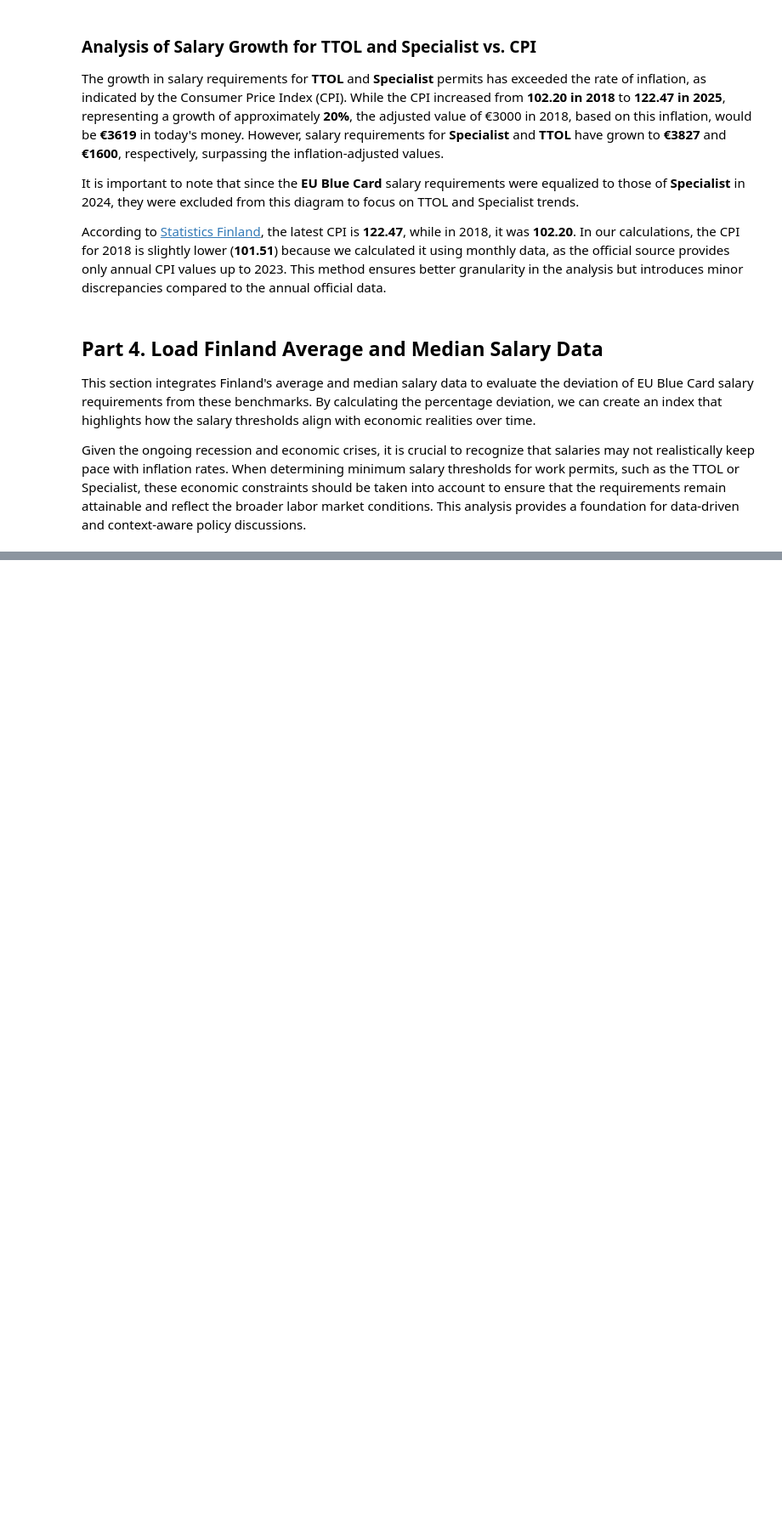
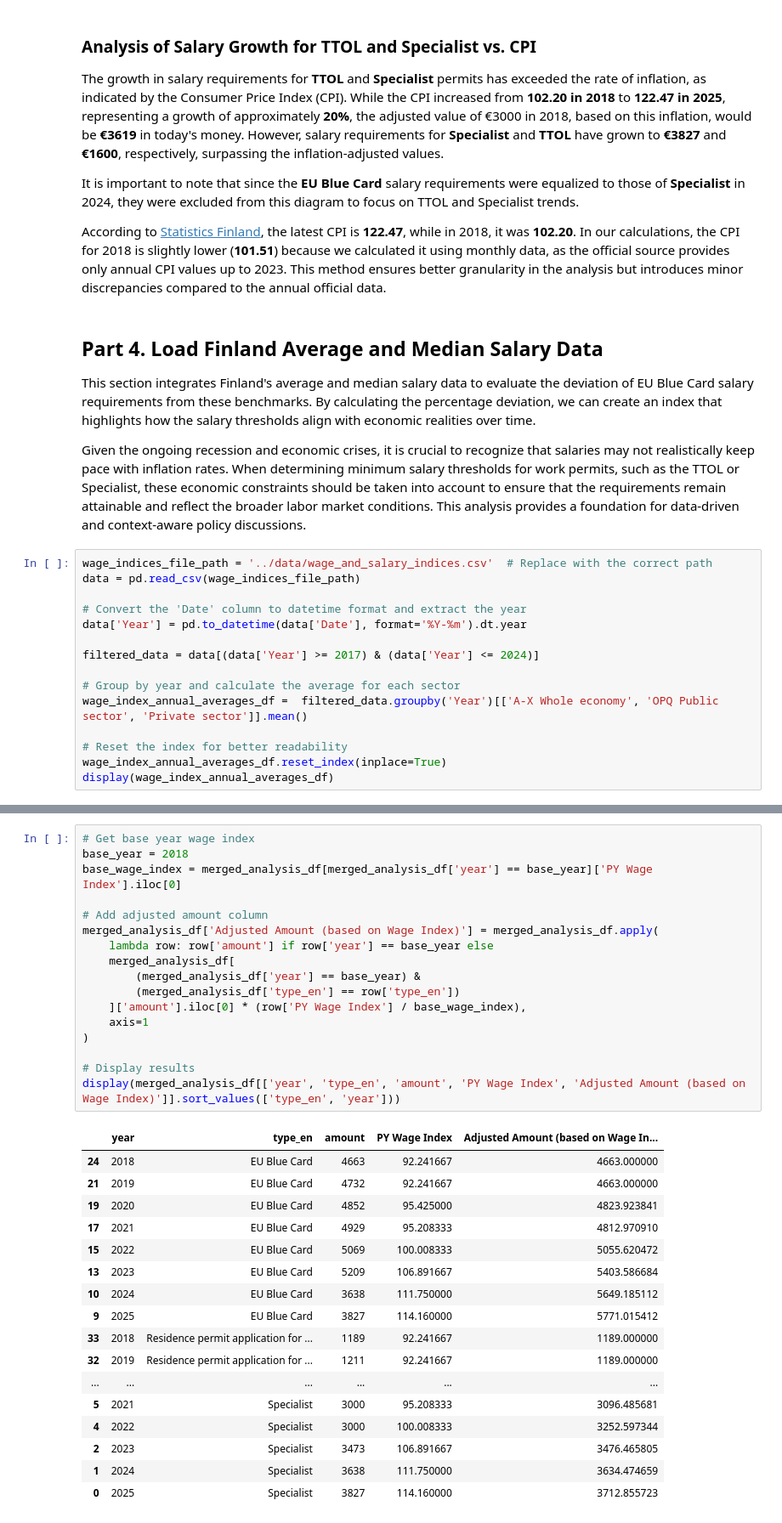
Before and after one commit to armanatory/DATA-MigriAnalysis, a Jupyter notebook: notebooks/Migri_Salary_Comparison_2018_2025.ipynb, the cells around one changed output, grey strips where cells are left out. Shown at 85% size. Drawn from its saved outputs; the diff is of its cells as text; blank space fills up the shorter version.

Commit message:
Add adjusted according to the wage index

```diff
--- a/notebooks/Migri_Salary_Comparison_2018_2025.ipynb
+++ b/notebooks/Migri_Salary_Comparison_2018_2025.ipynb
@@ -568,3 +568,18 @@ According to [Statistics Finland](https://stat.fi/en/statistics/khi), the latest
 This section integrates Finland's average and median salary data to evaluate the deviation of EU Blue Card salary requirements from these benchmarks. By calculating the percentage deviation, we can create an index that highlights how the salary thresholds align with economic realities over time.
 
 Given the ongoing recession and economic crises, it is crucial to recognize that salaries may not realistically keep pace with inflation rates. When determining minimum salary thresholds for work permits, such as the TTOL or Specialist, these economic constraints should be taken into account to ensure that the requirements remain attainable and reflect the broader labor market conditions. This analysis provides a foundation for data-driven and context-aware policy discussions.
+# %%
+wage_indices_file_path = '../data/wage_and_salary_indices.csv'  # Replace with the correct path
+data = pd.read_csv(wage_indices_file_path)
+
+# Convert the 'Date' column to datetime format and extract the year
+data['Year'] = pd.to_datetime(data['Date'], format='%Y-%m').dt.year
+
+filtered_data = data[(data['Year'] >= 2017) & (data['Year'] <= 2024)]
+
+# Group by year and calculate the average for each sector
+wage_index_annual_averages_df =  filtered_data.groupby('Year')[['A-X Whole economy', 'OPQ Public sector', 'Private sector']].mean()
+
+# Reset the index for better readability
+wage_index_annual_averages_df.reset_index(inplace=True)
+display(wage_index_annual_averages_df)
@@ -570,0 +644,35 @@ Given the ongoing recession and economic crises, it is crucial to recognize that
+# %%
+# Get base year wage index
+base_year = 2018
+base_wage_index = merged_analysis_df[merged_analysis_df['year'] == base_year]['PY Wage Index'].iloc[0]
+
+# Add adjusted amount column
+merged_analysis_df['Adjusted Amount (based on Wage Index)'] = merged_analysis_df.apply(
+    lambda row: row['amount'] if row['year'] == base_year else
+    merged_analysis_df[
+        (merged_analysis_df['year'] == base_year) &
+        (merged_analysis_df['type_en'] == row['type_en'])
+    ]['amount'].iloc[0] * (row['PY Wage Index'] / base_wage_index),
+    axis=1
+)
+
+# Display results
+display(merged_analysis_df[['year', 'type_en', 'amount', 'PY Wage Index', 'Adjusted Amount (based on Wage Index)']].sort_values(['type_en', 'year']))
+# %% [output]
+|  | year | type_en | amount | PY Wage Index | Adjusted Amount (based on Wage In... |
+| 24 | 2018 | EU Blue Card | 4663 | 92.241667 | 4663.000000 |
+| 21 | 2019 | EU Blue Card | 4732 | 92.241667 | 4663.000000 |
+| 19 | 2020 | EU Blue Card | 4852 | 95.425000 | 4823.923841 |
+| 17 | 2021 | EU Blue Card | 4929 | 95.208333 | 4812.970910 |
+| 15 | 2022 | EU Blue Card | 5069 | 100.008333 | 5055.620472 |
+| 13 | 2023 | EU Blue Card | 5209 | 106.891667 | 5403.586684 |
+| 10 | 2024 | EU Blue Card | 3638 | 111.750000 | 5649.185112 |
+| 9 | 2025 | EU Blue Card | 3827 | 114.160000 | 5771.015412 |
+| 33 | 2018 | Residence permit application for ... | 1189 | 92.241667 | 1189.000000 |
+| 32 | 2019 | Residence permit application for ... | 1211 | 92.241667 | 1189.000000 |
+| ... | ... | ... | ... | ... | ... |
+| 5 | 2021 | Specialist | 3000 | 95.208333 | 3096.485681 |
+| 4 | 2022 | Specialist | 3000 | 100.008333 | 3252.597344 |
+| 2 | 2023 | Specialist | 3473 | 106.891667 | 3476.465805 |
+| 1 | 2024 | Specialist | 3638 | 111.750000 | 3634.474659 |
+| 0 | 2025 | Specialist | 3827 | 114.160000 | 3712.855723 |
```
Also changed, not shown: parts of 8 cells of this notebook.
